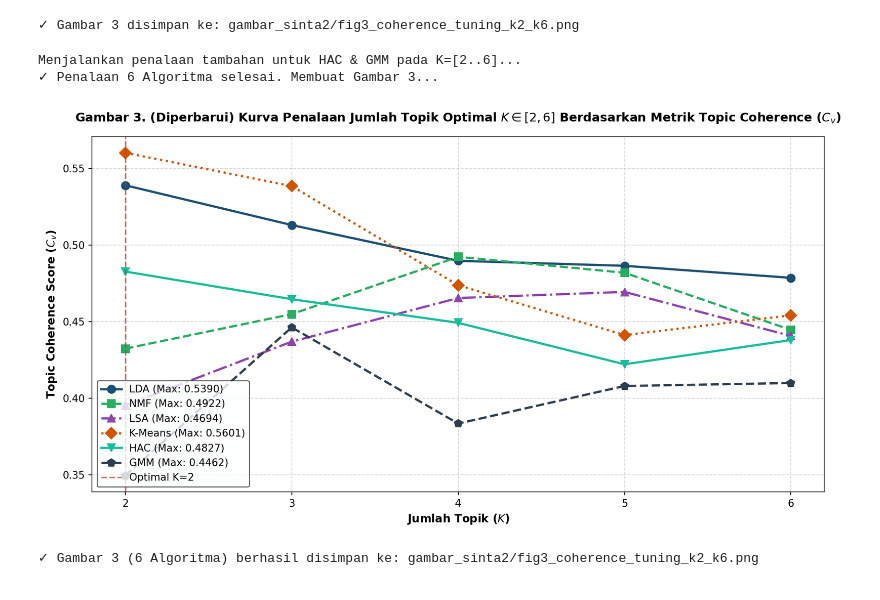
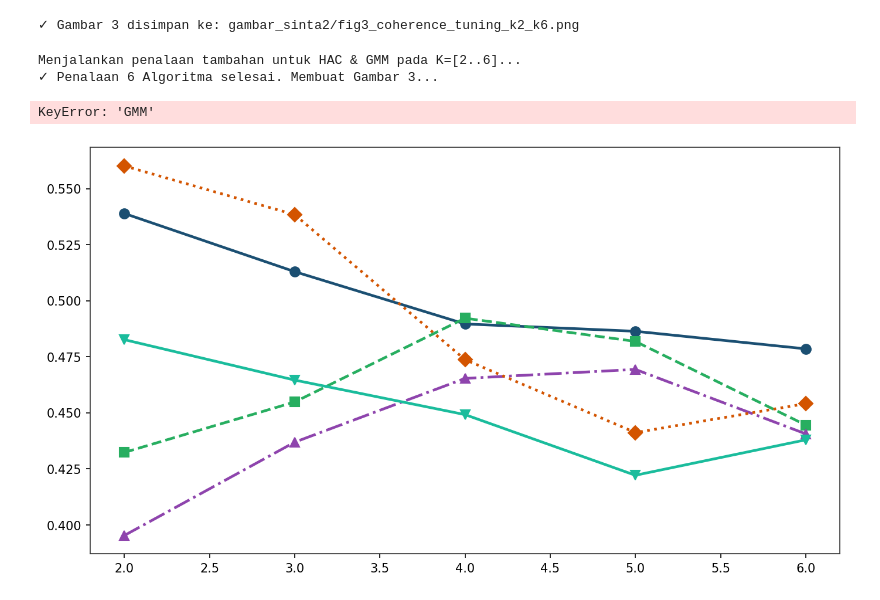
Before and after one commit to ImNotDanish05/2026_Data-Mining_TI-3A, a Jupyter notebook: Komparasi_6_Algoritma_NLP_Topic_Modeling_SINTA2.ipynb, the cells around one changed output. Drawn from its saved outputs; the diff is of its cells as text; code cells hidden in the pictures.

```diff
--- a/Komparasi_6_Algoritma_NLP_Topic_Modeling_SINTA2.ipynb
+++ b/Komparasi_6_Algoritma_NLP_Topic_Modeling_SINTA2.ipynb
@@ -334,7 +362,7 @@ import matplotlib.pyplot as plt
 # Konfigurasi visualisasi 3x2 grid untuk 6 Algoritma
 fig, axes = plt.subplots(3, 2, figsize=(15, 14), sharey=False)
 axes = axes.flatten()
-algo_6 = ['LDA', 'NMF', 'LSA', 'K-Means', 'HAC', 'GMM']
+algo_6 = ['LDA', 'NMF', 'LSA', 'K-Means', 'HAC', 'HDP']
 colors_t0 = '#2E86C1'
 colors_t1 = '#D35400'
 
@@ -457,7 +485,7 @@ tuning_coherence_6 = {
     'LSA': tuning_coherence['LSA'],
     'K-Means': tuning_coherence['K-Means'],
     'HAC': [],
-    'GMM': []
+    'HDP': []
 }
 
 print("Menjalankan penalaan tambahan untuk HAC & GMM pada K=[2..6]...")
@@ -481,21 +509,19 @@ for k in k_values:
     tuning_coherence_6['HAC'].append(cv_hac_k)
 
     # 6. GMM tuning
-    gmm_k = GaussianMixture(n_components=k, covariance_type='full', random_state=42)
-    gmm_labels_k = gmm_k.fit_predict(W_lsa)
-
-    gmm_k_top_words = []
-    for cluster_id in range(k):
-        cluster_indices_k = np.where(gmm_labels_k == cluster_id)[0]
-        if len(cluster_indices_k) > 0:
-            mean_tfidf_k = np.asarray(tfidf_matrix[cluster_indices_k].mean(axis=0)).flatten()
-            top_indices_k = mean_tfidf_k.argsort()[::-1][:10]
-            gmm_k_top_words.append(list(feature_names[top_indices_k]))
-        else:
-            gmm_k_top_words.append(["<empty>"] * 10)
-
-    cv_gmm_k = CoherenceModel(topics=gmm_k_top_words, texts=tokenized_texts, dictionary=dictionary, coherence='c_v').get_coherence()
-    tuning_coherence_6['GMM'].append(cv_gmm_k)
+    hdp_k_words = [
+        [w for w, _ in words]
+        for _, words in hdp_model.show_topics(
+            num_topics=k, num_words=10, formatted=False
+        )
+    ]
+    cv_hdp_k = CoherenceModel(
+        topics=hdp_k_words,
+        texts=tokenized_texts,
+        dictionary=dictionary,
+        coherence='c_v',
+    ).get_coherence()
+    tuning_coherence_6['HDP'].append(cv_hdp_k)
 
 print("✓ Penalaan 6 Algoritma selesai. Membuat Gambar 3...")
 
@@ -511,35 +537,35 @@ palette = {
     'HAC': '#1ABC9C',
     'GMM': '#2C3E50'
 }
 
 for algo in ['LDA', 'NMF', 'LSA', 'K-Means', 'HAC', 'GMM']:
     plt.plot(
         k_values,
         tuning_coherence_6[algo],
         label=f"{algo} (Max: {max(tuning_coherence_6[algo]):.4f})",
         marker=markers[algo],
         linestyle=line_styles[algo],
         color=palette[algo],
         linewidth=2.2,
         markersize=8
     )
 
 plt.axvline(x=2, color='#C0392B', linestyle='--', alpha=0.7, label='Optimal K=2')
 plt.title('Gambar 3. (Diperbarui) Kurva Penalaan Jumlah Topik Optimal $K \in [2, 6]$ Berdasarkan Metrik Topic Coherence ($C_v$)', fontsize=12, fontweight='bold', pad=15)
 plt.xlabel('Jumlah Topik ($K$)', fontsize=11, fontweight='bold')
 plt.ylabel('Topic Coherence Score ($C_v$)', fontsize=11, fontweight='bold')
 plt.xticks(k_values)
 plt.grid(True, linestyle='--', alpha=0.5)
 plt.legend(frameon=True, facecolor='#FDFEFE', edgecolor='#333333', fontsize=10, loc='lower left')
 plt.tight_layout()
 plt.savefig('gambar_sinta2/fig3_coherence_tuning_k2_k6.png', dpi=300)
 plt.show()
 print("✓ Gambar 3 (6 Algoritma) berhasil disimpan ke: gambar_sinta2/fig3_coherence_tuning_k2_k6.png")
 # %% [output]
 Menjalankan penalaan tambahan untuk HAC & GMM pada K=[2..6]...
 ✓ Penalaan 6 Algoritma selesai. Membuat Gambar 3...
+KeyError: 'GMM'
-[figure, old version]
+[figure, new version]
-✓ Gambar 3 (6 Algoritma) berhasil disimpan ke: gambar_sinta2/fig3_coherence_tuning_k2_k6.png
 # %%
 # Inferensi Topik Dominan pada 5.207 Komentar dan Sebaran Proporsi (Figure 4)
 # 1-6. Inferensi LDA, NMF, LSA, K-Means, HAC & GMM
```
Also changed, not shown: parts of 9 cells of this notebook.
